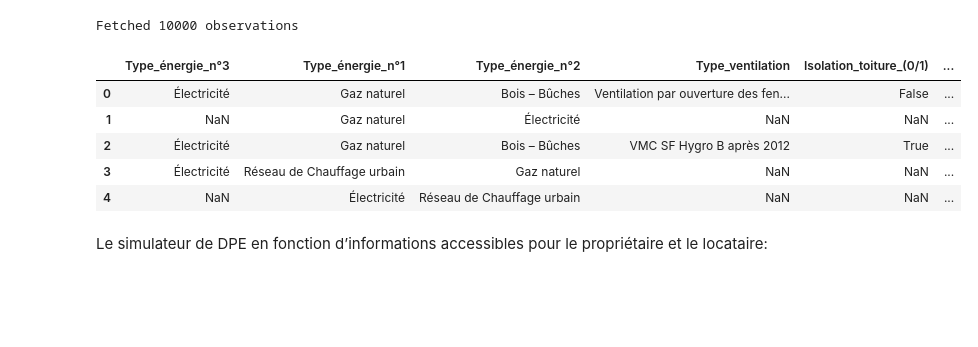
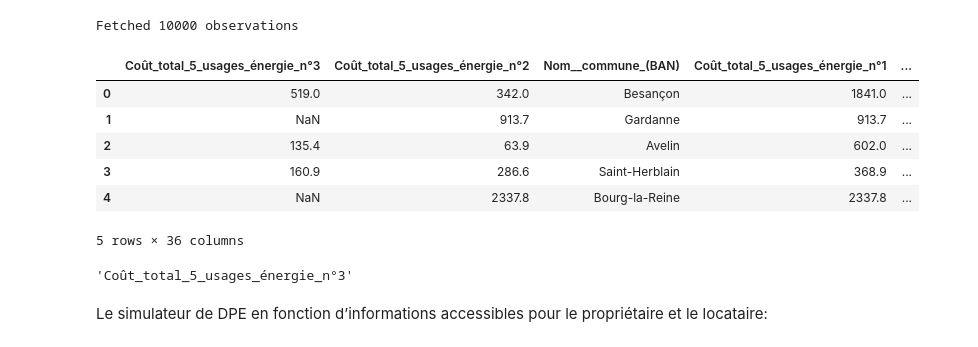
Before and after one commit to LACHQER-Wiam/Projet-Python, a Jupyter notebook: data.ipynb, the cells around one changed output. Drawn from its saved outputs; the diff is of its cells as text; code cells hidden in the pictures; blank space fills up the shorter version.

Commit message:
mise a jour code principale

```diff
--- a/data.ipynb
+++ b/data.ipynb
@@ -47,6 +64,8 @@ chosen_variables=['Etiquette_GES',
                   'Qualité_isolation_murs',
                   'Qualité_isolation_plancher_bas',
                   'Type_énergie_principale_chauffage',
+                  'Type_énergie_principale_ECS',
+                  'Type_énergie_n°1',
                   'Type_installation_ECS',
                   'Type_installation_solaire',
                   'Surface_climatisée',
@@ -55,11 +74,12 @@ df_DPE = fetchdata.get_dpe(chosen_variables, size =100)
 # %% [output]
 Fetched 10000 observations
 # %%
-df.head()
+df_DPE.head()
 # %% [output]
-|  | Type_énergie_n°3 | Type_énergie_n°1 | Type_énergie_n°2 | Type_ventilation | Isolation_toiture_(0/1) | ... |
-| 0 | Électricité | Gaz naturel | Bois – Bûches | Ventilation par ouverture des fen... | False | ... |
-| 1 | NaN | Gaz naturel | Électricité | NaN | NaN | ... |
-| 2 | Électricité | Gaz naturel | Bois – Bûches | VMC SF Hygro B après 2012 | True | ... |
-| 3 | Électricité | Réseau de Chauffage urbain | Gaz naturel | NaN | NaN | ... |
-| 4 | NaN | Électricité | Réseau de Chauffage urbain | NaN | NaN | ... |
+|  | Coût_total_5_usages_énergie_n°3 | Coût_total_5_usages_énergie_n°2 | Nom__commune_(BAN) | Coût_total_5_usages_énergie_n°1 | ... |
+| 0 | 519.0 | 342.0 | Besançon | 1841.0 | ... |
+| 1 | NaN | 913.7 | Gardanne | 913.7 | ... |
+| 2 | 135.4 | 63.9 | Avelin | 602.0 | ... |
+| 3 | 160.9 | 286.6 | Saint-Herblain | 368.9 | ... |
+| 4 | NaN | 2337.8 | Bourg-la-Reine | 2337.8 | ... |
+5 rows × 36 columns
@@ -111,2 +86,6 @@ def create_unique(df):
+# %%
+df_DPE.axes[1][0]
+# %% [output]
+'Coût_total_5_usages_énergie_n°3'
 # %% [markdown]
 Le simulateur de DPE en fonction d’informations accessibles pour le propriétaire et le locataire:
```
Also changed, not shown: parts of 17 cells of this notebook.
